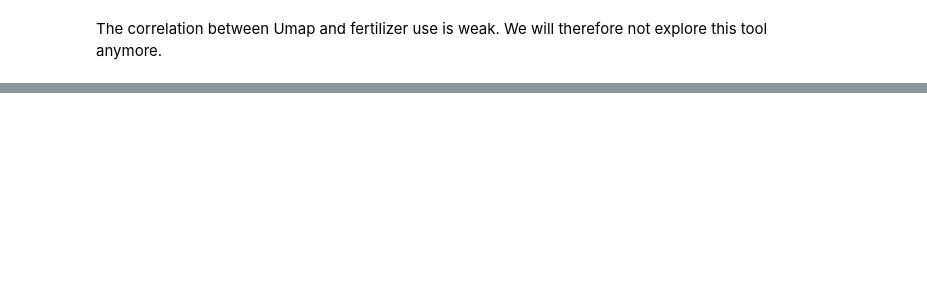
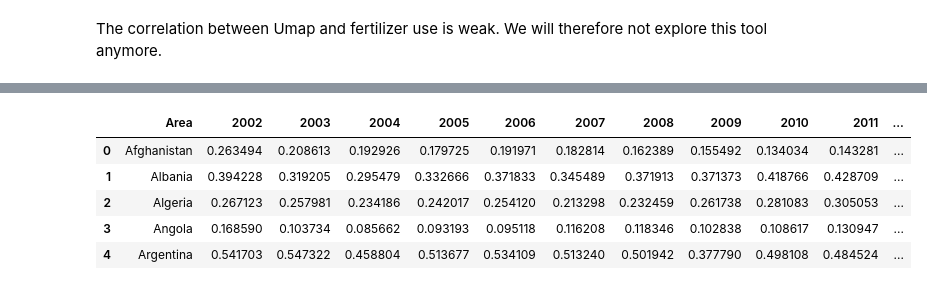
Before and after one commit to amara-slaymaker/ada_project-ada_nakamura, a Jupyter notebook: notebook_reorg.ipynb, the cells around one changed output, grey strips where cells are left out. Saved outputs shown, nothing was run; the diff lists cells and outputs as text; code cells hidden in the pictures; blank space fills up the shorter version.

```diff
--- a/notebook_reorg.ipynb
+++ b/notebook_reorg.ipynb
@@ -591,0 +1025,21 @@ PCA
+# %%
+high_yield_last = yield_indic[yield_indic.Area.isin(high_last.values)]
+high_ferti_last = ferti_year[ferti_year.Area.isin(high_last.values)]
+high_columns=pd.merge(high_yield_last.Area,high_ferti_last.Area)
+high_yield_last=high_yield_last.set_index('Area').T
+high_ferti_last=high_ferti_last.set_index('Area').T
+high_values_last = pd.merge(high_ferti_last,high_yield_last, left_index=True, right_index=True, suffixes=('_ferti', '_pca'))
+
+med_yield_last = yield_indic[yield_indic.Area.isin(med_last.values)]
+med_ferti_last = ferti_year[ferti_year.Area.isin(med_last.values)]
+med_columns=pd.merge(med_yield_last.Area,med_ferti_last.Area)
+med_yield_last=med_yield_last.set_index('Area').T
+med_ferti_last=med_ferti_last.set_index('Area').T
+med_values_last = pd.merge(med_ferti_last,med_yield_last, left_index=True, right_index=True, suffixes=('_ferti', '_pca'))
+
+low_yield_last = yield_indic[yield_indic.Area.isin(low_last.values)]
+low_ferti_last = ferti_year[ferti_year.Area.isin(low_last.values)]
+low_columns=pd.merge(low_yield_last.Area,low_ferti_last.Area)
+low_yield_last =low_yield_last.set_index('Area').T
+low_ferti_last =low_ferti_last.set_index('Area').T
+low_values_last = pd.merge(low_ferti_last,low_yield_last, left_index=True, right_index=True, suffixes=('_ferti', '_pca'))
@@ -591,0 +1132,31 @@ PCA
+# %%
+#yield dataframe
+yield_indic=pd.DataFrame(columns=['Area'])
+for year in fertilizer_area.pivot_table(index=['Year Code']).index :
+    grouped_yield=(crops.query('`Element Code` == 5419')
+    .query('`Year Code` == @year')
+    .query('`Item Code` >1000')
+    .query('`Area Code` <300')
+    .pivot(index='Area',columns='Item',values='Value')
+    .drop(columns=['Citrus Fruit,Total','Treenuts,Total','Fibre Crops Primary'])
+    .reset_index()
+    )
+
+    grouped_yield['Cereal']=grouped_yield.loc[:,['Cereals (Rice Milled Eqv)','Cereals,Total','Coarse Grain, Total']].mean(axis=1)#merge strongly correlated columns
+    grouped_yield=grouped_yield.drop(columns=['Cereals (Rice Milled Eqv)','Cereals,Total','Coarse Grain, Total'])
+    grouped_yield=grouped_yield.dropna(axis=0)
+    grouped_yield=grouped_yield.reset_index()
+    grouped_yield.drop(columns=['index'],inplace=True)
+
+    pca,grouped_yield_pca = PCA_processing(grouped_yield,'Area', grouped_yield.columns[1:])
+    grouped_yield_pca.PC1=(grouped_yield_pca.PC1-min(grouped_yield_pca.PC1))/(max(grouped_yield_pca.PC1)-min(grouped_yield_pca.PC1))
+    grouped_yield_pca.rename(columns={'PC1':str(year)},inplace=True)
+    yield_indic=yield_indic.merge(grouped_yield_pca.loc[:,['Area',str(year)]], on='Area',how='outer')
+yield_indic.head(5)
+# %% [output]
+|  | Area | 2002 | 2003 | 2004 | 2005 | 2006 | 2007 | 2008 | 2009 | 2010 | 2011 | ... |
+| 0 | Afghanistan | 0.263494 | 0.208613 | 0.192926 | 0.179725 | 0.191971 | 0.182814 | 0.162389 | 0.155492 | 0.134034 | 0.143281 | ... |
+| 1 | Albania | 0.394228 | 0.319205 | 0.295479 | 0.332666 | 0.371833 | 0.345489 | 0.371913 | 0.371373 | 0.418766 | 0.428709 | ... |
+| 2 | Algeria | 0.267123 | 0.257981 | 0.234186 | 0.242017 | 0.254120 | 0.213298 | 0.232459 | 0.261738 | 0.281083 | 0.305053 | ... |
+| 3 | Angola | 0.168590 | 0.103734 | 0.085662 | 0.093193 | 0.095118 | 0.116208 | 0.118346 | 0.102838 | 0.108617 | 0.130947 | ... |
+| 4 | Argentina | 0.541703 | 0.547322 | 0.458804 | 0.513677 | 0.534109 | 0.513240 | 0.501942 | 0.377790 | 0.498108 | 0.484524 | ... |
```
Also changed, not shown: parts of 34 cells of this notebook, 1 other file.
